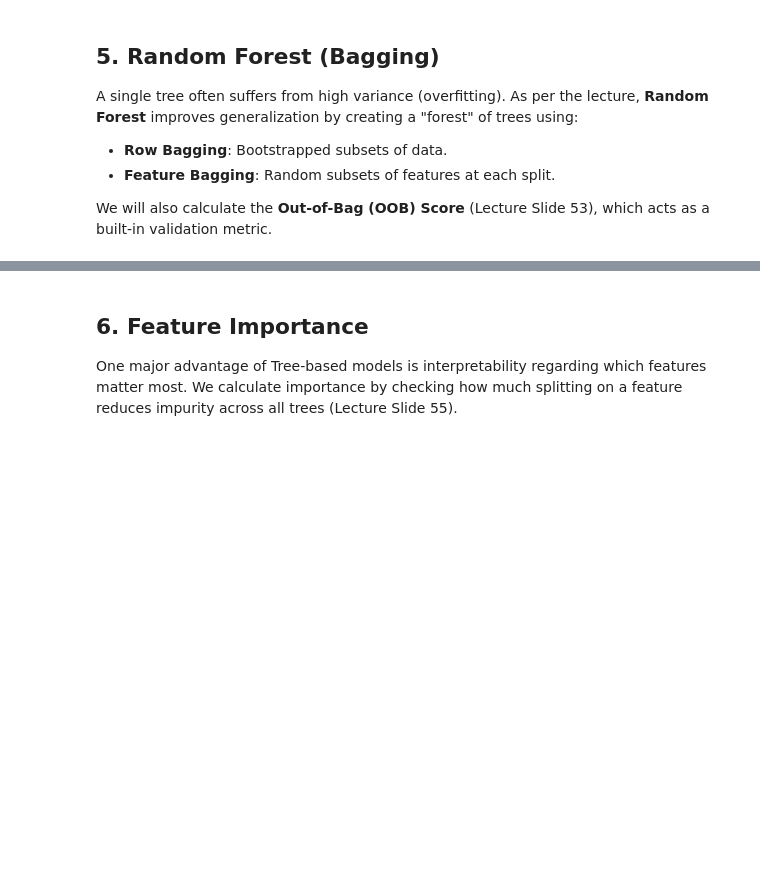
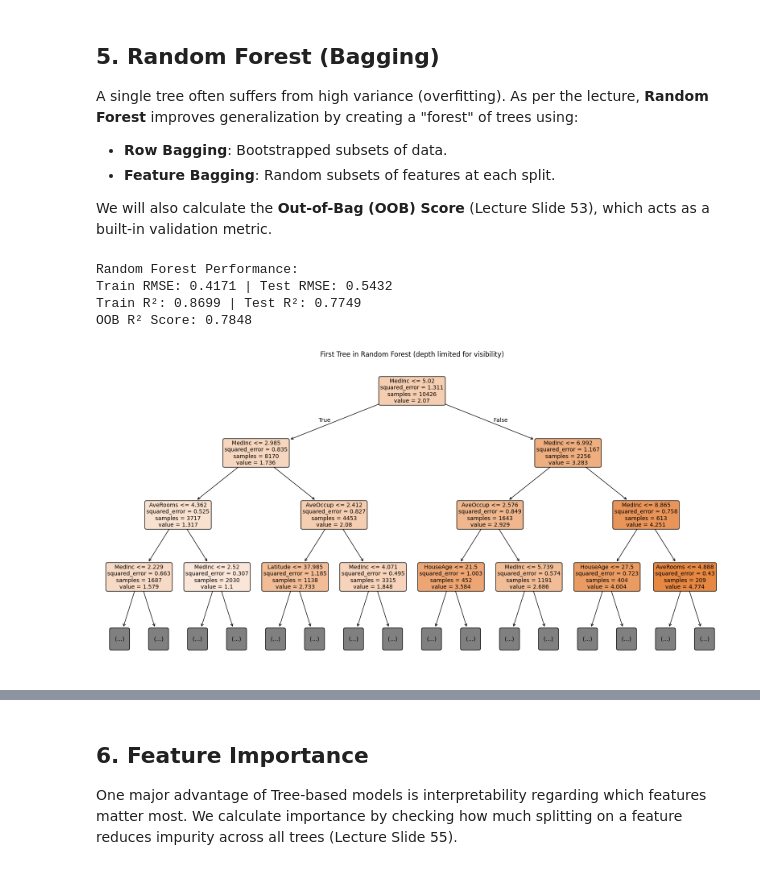
Before and after one commit to DavidAkerlind/AI_M1_Lab6_TreeModels_I, a Jupyter notebook: lab6.ipynb, the cells around one changed output, grey strips where cells are left out. Cells and saved outputs as stored; diff of their text form; code cells hidden in the pictures; blank space fills up the shorter version.

```diff
--- a/lab6.ipynb
+++ b/lab6.ipynb
@@ -126,9 +163,38 @@ We will also calculate the **Out-of-Bag (OOB) Score** (Lecture Slide 53), which
 # %%
 from sklearn.ensemble import RandomForestRegressor
 
 # Initialize Random Forest
 # n_estimators: Number of trees in the forest (Lecture Slide 50)
 # oob_score: Use samples not selected for training to validate (Lecture Slide 54)
+random_forest = RandomForestRegressor(n_estimators=150, random_state=0, oob_score=True, max_depth=10, min_samples_split=5)
+random_forest.fit(X_train, y_train)
+
+# Predictions
+y_train_pred_rf = random_forest.predict(X_train)
+y_test_pred_rf = random_forest.predict(X_test)
 
 
-# Predictions
+# Evaluate performance
+train_rmse_rf = np.sqrt(mean_squared_error(y_train, y_train_pred_rf))
+test_rmse_rf = np.sqrt(mean_squared_error(y_test, y_test_pred_rf))
+train_r2_rf = r2_score(y_train, y_train_pred_rf)
+test_r2_rf = r2_score(y_test, y_test_pred_rf)
+
+print("Random Forest Performance:")
+print(f"Train RMSE: {train_rmse_rf:.4f} | Test RMSE: {test_rmse_rf:.4f}")
+print(f"Train R²: {train_r2_rf:.4f} | Test R²: {test_r2_rf:.4f}")
+print(f"OOB R² Score: {random_forest.oob_score_:.4f}")
+
+# Visualize one tree from the forest (e.g., the first tree)
+plt.figure(figsize=(20, 10))
+plot_tree(random_forest.estimators_[0], filled=True, feature_names=X.columns,
+          rounded=True, fontsize=10, max_depth=3)
+plt.title('First Tree in Random Forest (depth limited for visibility)')
+plt.savefig('housing_rf_tree0.png', format='png')
+plt.show()
+# %% [output]
+Random Forest Performance:
+Train RMSE: 0.4171 | Test RMSE: 0.5432
+Train R²: 0.8699 | Test R²: 0.7749
+OOB R² Score: 0.7848
+[figure, added]
```
Also changed, not shown: parts of 6 cells of this notebook, 2 other files.
